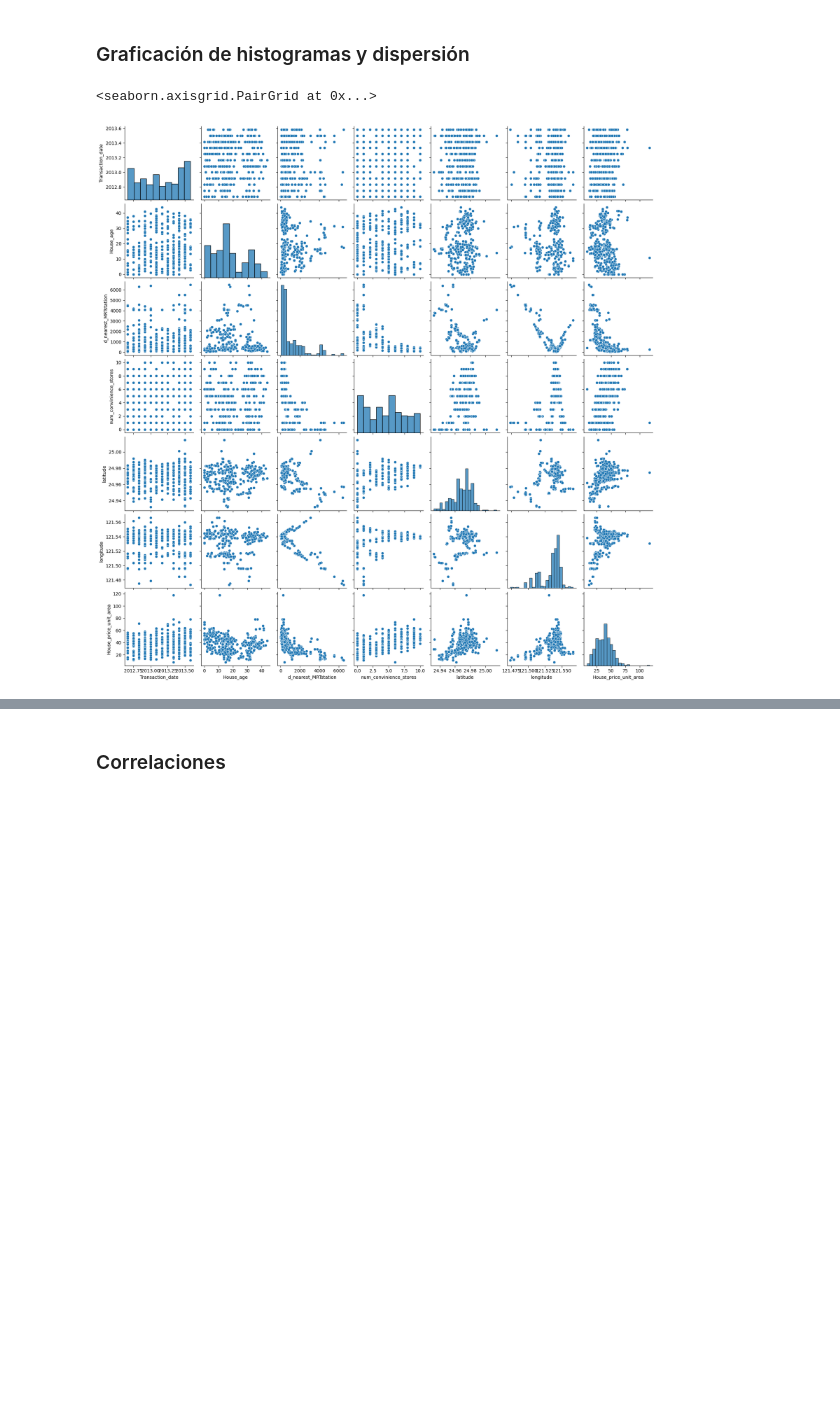
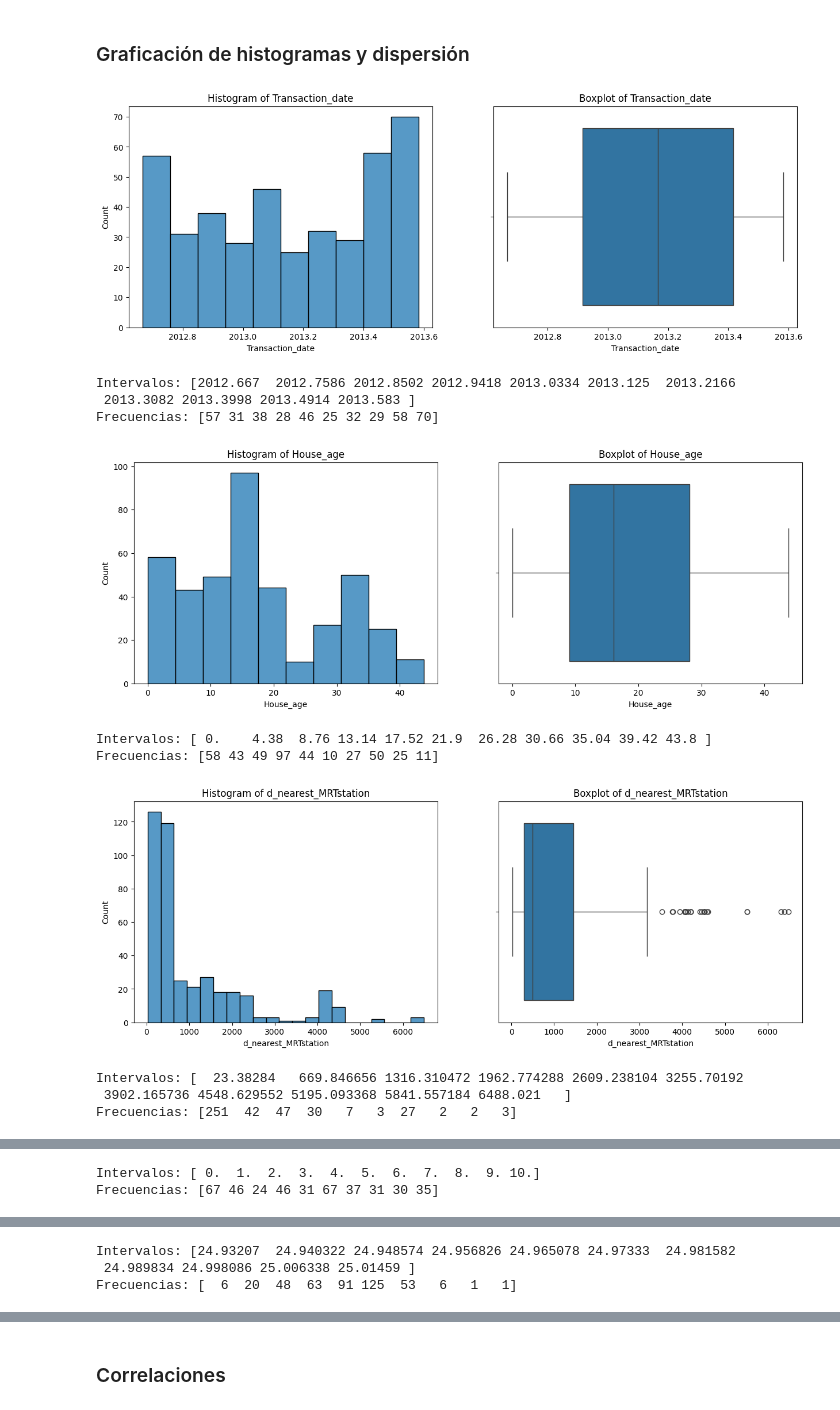
Before and after one commit to javibarrera10/Barrera_Sanchez_Analitica, a Jupyter notebook: Taller 3 - copia.ipynb, the cells around one changed output, grey strips where cells are left out. Cells and saved outputs as stored; diff of their text form; code cells hidden in the pictures; blank space fills up the shorter version.

```diff
--- a/Taller 3 - copia.ipynb
+++ b/Taller 3 - copia.ipynb
@@ -34,7 +42,38 @@ data.describe()
 # %% [markdown]
 ### Graficación de histogramas y dispersión
-# %%
-sns.pairplot(data,)
-# %% [output]
-<seaborn.axisgrid.PairGrid at 0x...>
-[figure, removed]
+# %%
+import matplotlib.pyplot as plt
+import seaborn as sns
+import matplotlib.dates as mdates
+import numpy as np
+
+variables = ['Transaction_date', 'House_age', 'd_nearest_MRTstation', 'num_convinience_stores', 'latitude', 'longitude','House_price_unit_area']
+
+for var in variables:
+    fig, axs = plt.subplots(1, 2, figsize=(15, 5))
+    # Histograma a la izquierda
+    sns.histplot(data[var], ax=axs[0])
+    axs[0].set_title('Histogram of {}'.format(var))
+
+    # Boxplot a la derecha
+    sns.boxplot(x=data[var], ax=axs[1])
+    axs[1].set_title('Boxplot of {}'.format(var))
+
+    plt.show()
+
+        # Calcular los intervalos y las frecuencias
+    frecuencias, intervalos = np.histogram(data[var])
+    print('Intervalos:', intervalos)
+    print('Frecuencias:', frecuencias)
+# %% [output]
+[figure, added]
+Intervalos: [2012.667  2012.7586 2012.8502 2012.9418 2013.0334 2013.125  2013.2166
+ 2013.3082 2013.3998 2013.4914 2013.583 ]
+Frecuencias: [57 31 38 28 46 25 32 29 58 70]
+[figure, added]
+Intervalos: [ 0.    4.38  8.76 13.14 17.52 21.9  26.28 30.66 35.04 39.42 43.8 ]
+Frecuencias: [58 43 49 97 44 10 27 50 25 11]
+[figure, added]
+Intervalos: [  23.38284   669.846656 1316.310472 1962.774288 2609.238104 3255.70192
+ 3902.165736 4548.629552 5195.093368 5841.557184 6488.021   ]
+Frecuencias: [251  42  47  30   7   3  27   2   2   3]
@@ -40,0 +81,2 @@ sns.pairplot(data,)
+Intervalos: [ 0.  1.  2.  3.  4.  5.  6.  7.  8.  9. 10.]
+Frecuencias: [67 46 24 46 31 67 37 31 30 35]
@@ -40,0 +84,3 @@ sns.pairplot(data,)
+Intervalos: [24.93207  24.940322 24.948574 24.956826 24.965078 24.97333  24.981582
+ 24.989834 24.998086 25.006338 25.01459 ]
+Frecuencias: [  6  20  48  63  91 125  53   6   1   1]
```
Also changed, not shown: parts of 4 cells of this notebook.
